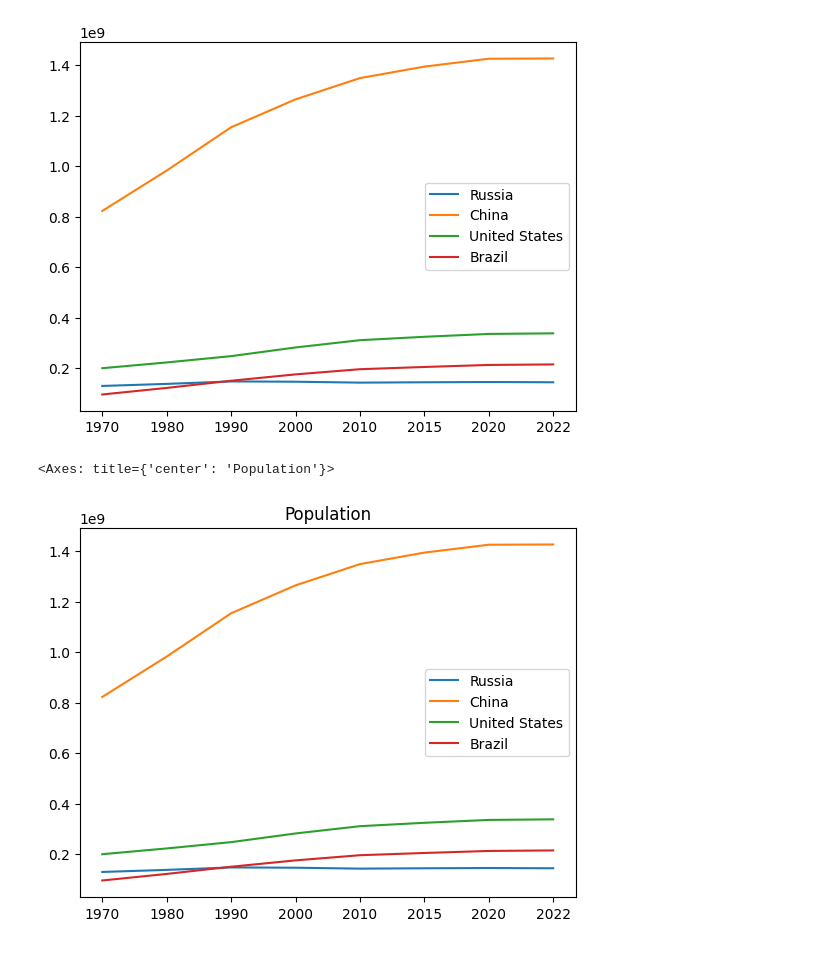
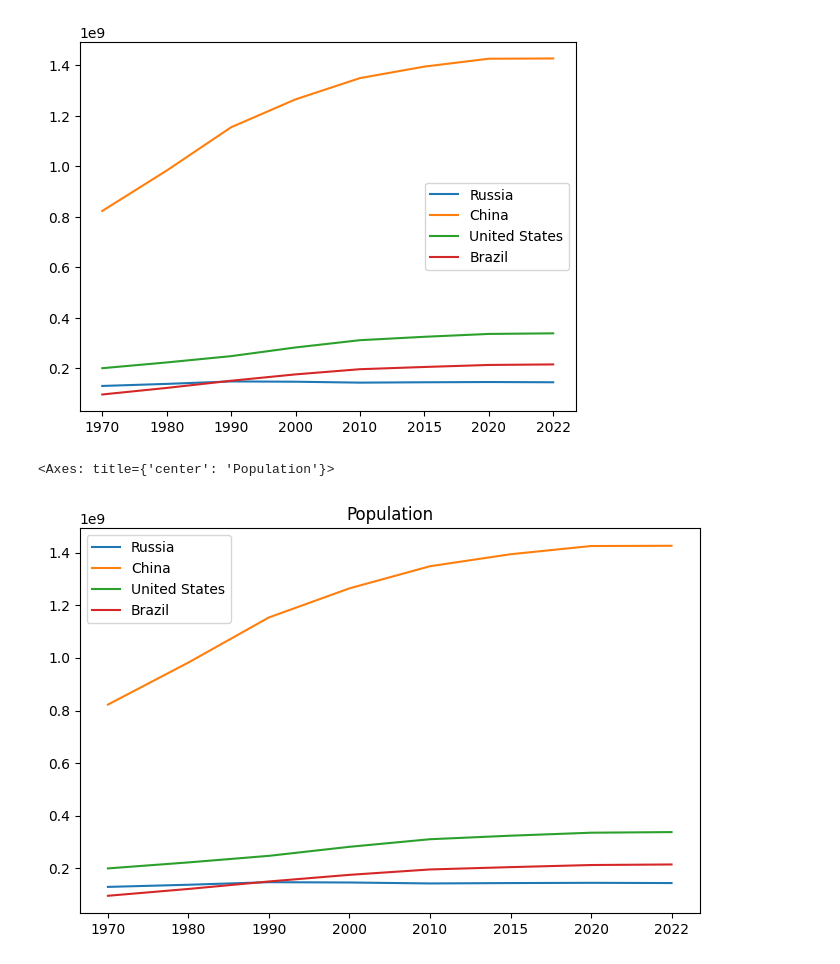
Before and after one commit to aleksmn/DataLessons, a Jupyter notebook: 06-visualizations.ipynb, the cells around one changed output. Cells and saved outputs as stored; diff of their text form; code cells hidden in the pictures.

Commit message:
add line plot

```diff
--- a/06-visualizations.ipynb
+++ b/06-visualizations.ipynb
@@ -65,7 +64,7 @@ df.plot()
 <Axes: >
 [figure]
 # %%
-df.plot(kind="line", subplots=False, title="Population")
+df.plot(kind="line", subplots=False, title="Population", figsize=(8, 5))
 # %% [output]
 <Axes: title={'center': 'Population'}>
-[figure, old version]
+[figure, new version]
```
Also changed, not shown: parts of 1 cell of this notebook.
